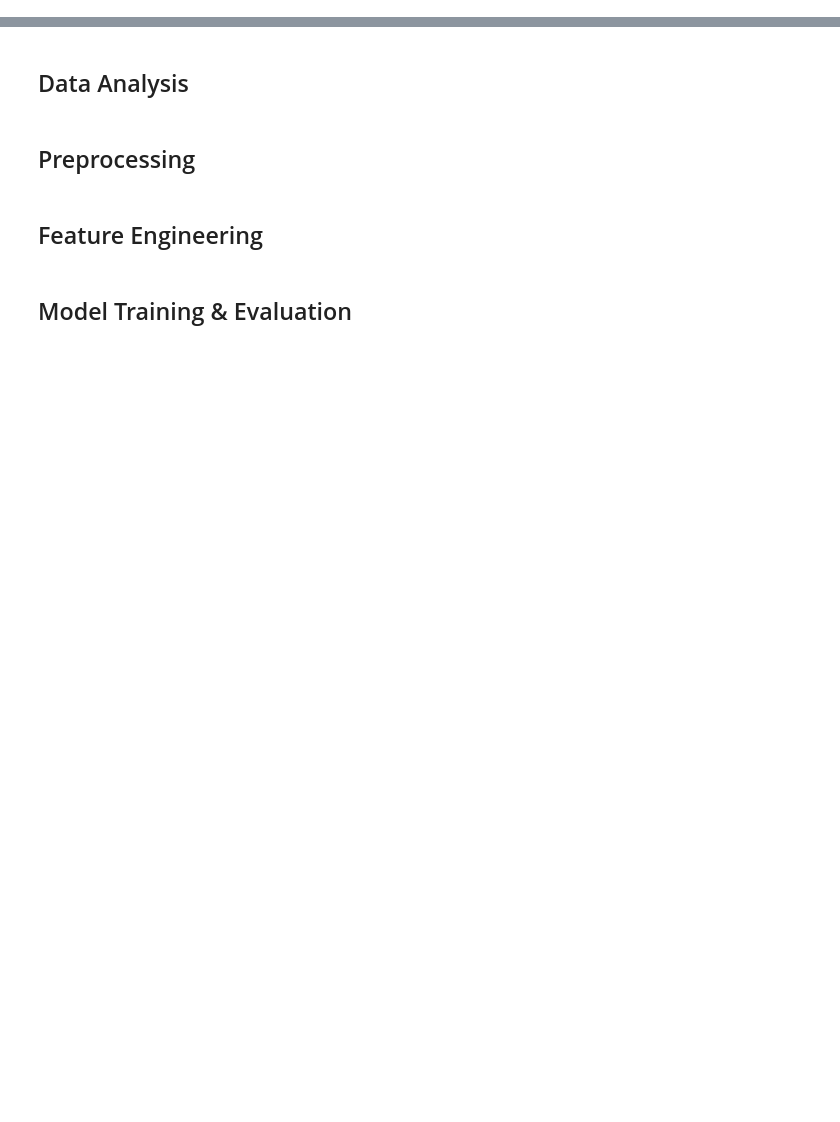
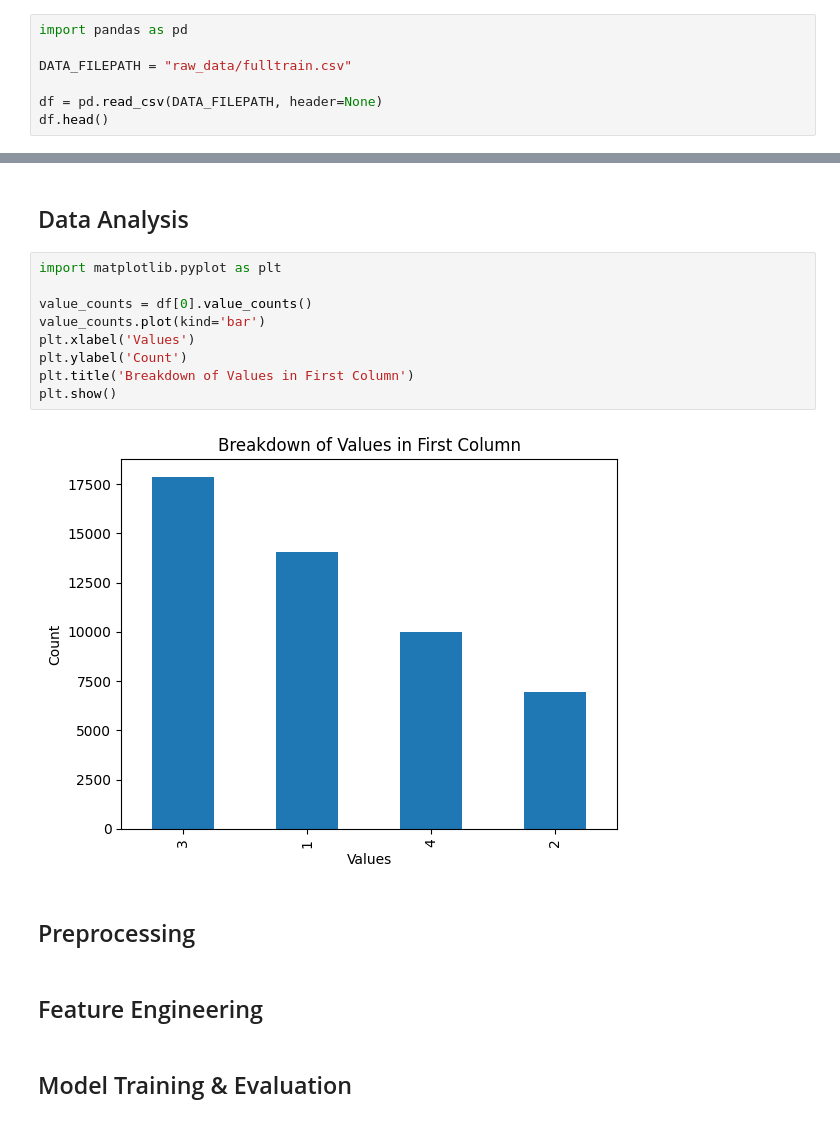
Before and after one commit to Droffilc13/CS4248-NLP_Project, a Jupyter notebook: Team18.ipynb, the cells around one changed output, grey strips where cells are left out. Drawn from its saved outputs; the diff is of its cells as text; blank space fills up the shorter version.

```diff
--- a/Team18.ipynb
+++ b/Team18.ipynb
@@ -28,0 +83,7 @@ Successfully installed joblib-1.3.2 numpy-1.26.4 scikit-learn-1.4.1.post1 scipy-
+# %%
+import pandas as pd
+
+DATA_FILEPATH = "raw_data/fulltrain.csv"
+
+df = pd.read_csv(DATA_FILEPATH, header=None)
+df.head()
@@ -29,5 +116,16 @@ Successfully installed joblib-1.3.2 numpy-1.26.4 scikit-learn-1.4.1.post1 scipy-
 # %% [markdown]
 ## Data Analysis
+# %%
+import matplotlib.pyplot as plt
+
+value_counts = df[0].value_counts()
+value_counts.plot(kind='bar')
+plt.xlabel('Values')
+plt.ylabel('Count')
+plt.title('Breakdown of Values in First Column')
+plt.show()
+# %% [output]
+[figure, added]
 # %% [markdown]
 ## Preprocessing
 # %% [markdown]
```
Also changed, not shown: parts of 14 cells of this notebook.
